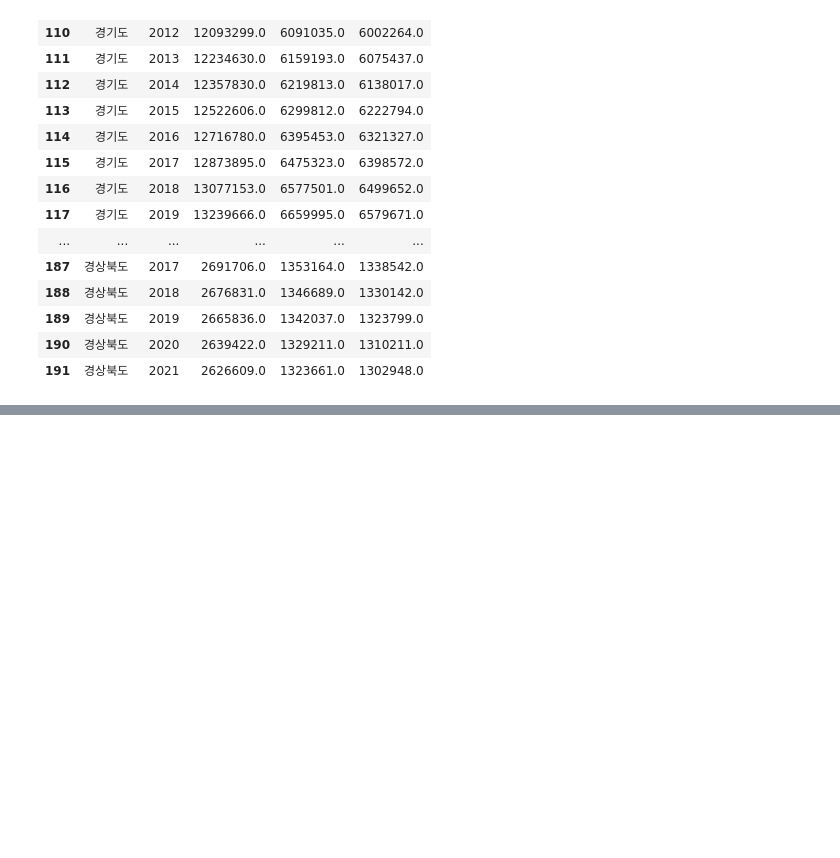
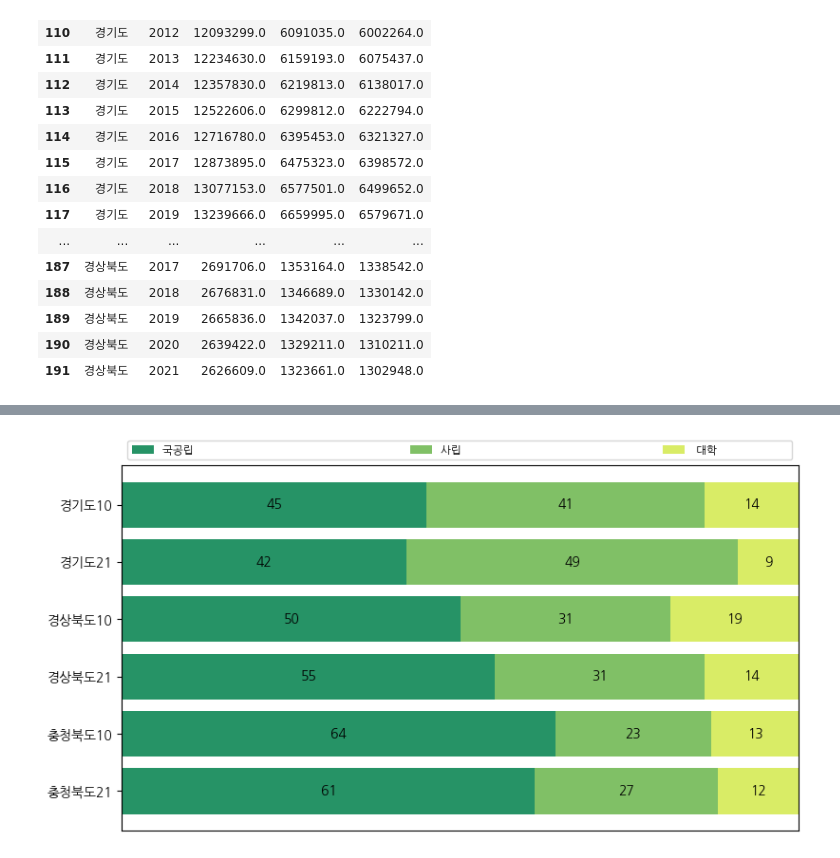
Before and after one commit to matdongsan5/Project, a Jupyter notebook: Numpy_이정욱/check.ipynb, the cells around one changed output, grey strips where cells are left out. Saved outputs shown, nothing was run; the diff lists cells and outputs as text; code cells hidden in the pictures; blank space fills up the shorter version.

```diff
--- a/Numpy_이정욱/check.ipynb
+++ b/Numpy_이정욱/check.ipynb
@@ -481,0 +267,15 @@ See the caveats in the documentation: https://pandas.pydata.org/pandas-docs/stab
+# %%
+category_names = ['국공립                                                               ', '사립                                                          ',
+ ' 대학                       ']
+results = {
+    '경기도10': list(map(lambda x: x*100, kkdDF_r.iloc[0,2:].to_list())),
+    '경기도21': list(map(lambda x: x*100, kkdDF_r.iloc[11,2:].to_list())),
+    '경상북도10': list(map(lambda x: x*100, gsbdDF_r.iloc[0,2:].to_list())),
+    '경상북도21': list(map(lambda x: x*100, gsbdDF_r.iloc[11,2:].to_list())),
+    '충청북도10': list(map(lambda x: x*100, ccbdDF_r.iloc[0,2:].to_list())),
+    '충청북도21': list(map(lambda x: x*100, ccbdDF_r.iloc[11,2:].to_list()))
+}
+survey(results, category_names)
+plt.show()
+# %% [output]
+[figure, added]
```
Also changed, not shown: parts of 41 cells of this notebook.
